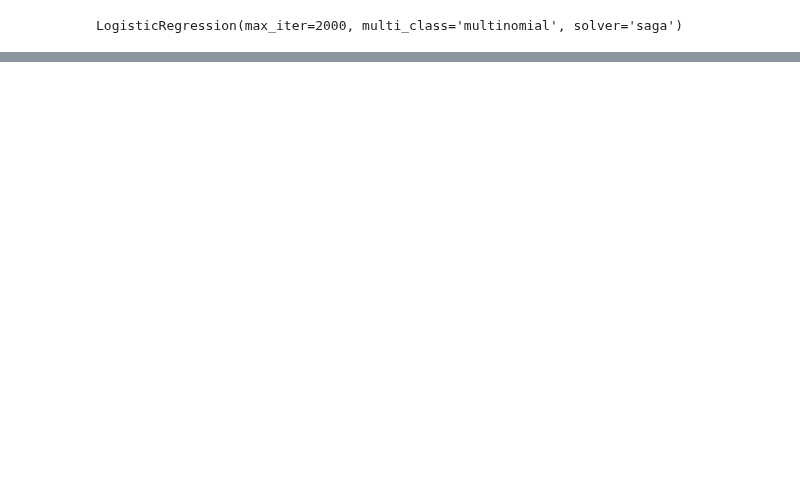
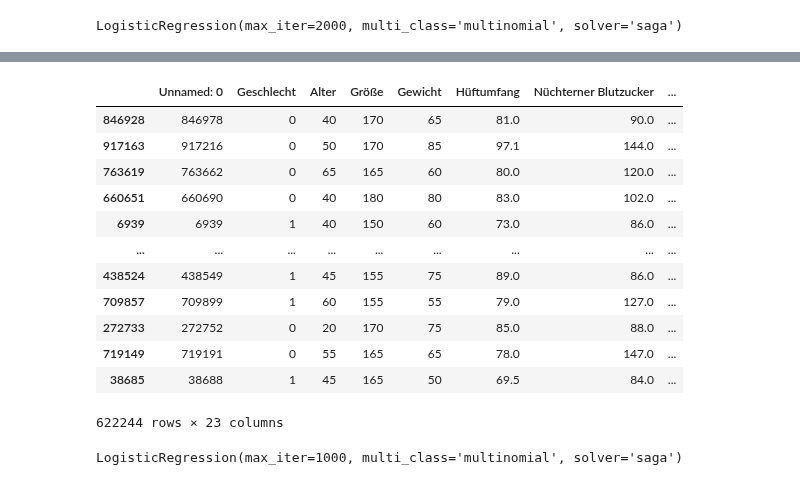
Before and after one commit to SebastianGrab/DataAnalyticsWS23-24, a Jupyter notebook: Projektarbeit/Aufgaben/Projektarbeit_A6.ipynb, the cells around one changed output, grey strips where cells are left out. Cells and saved outputs as stored; diff of their text form; code cells hidden in the pictures; blank space fills up the shorter version.

```diff
--- a/Projektarbeit/Aufgaben/Projektarbeit_A6.ipynb
+++ b/Projektarbeit/Aufgaben/Projektarbeit_A6.ipynb
@@ -345,0 +417,18 @@ plt.show()
+# %%
+X_train, X_test, y_train, y_test = train_test_split(data_under.drop(columns=['Raucher_Ziel']), data_under['Raucher_Ziel'], test_size=0.2, random_state=42)
+
+X_train
+# %% [output]
+|  | Unnamed: 0 | Geschlecht | Alter | Größe | Gewicht | Hüftumfang | Nüchterner Blutzucker | ... |
+| 846928 | 846978 | 0 | 40 | 170 | 65 | 81.0 | 90.0 | ... |
+| 917163 | 917216 | 0 | 50 | 170 | 85 | 97.1 | 144.0 | ... |
+| 763619 | 763662 | 0 | 65 | 165 | 60 | 80.0 | 120.0 | ... |
+| 660651 | 660690 | 0 | 40 | 180 | 80 | 83.0 | 102.0 | ... |
+| 6939 | 6939 | 1 | 40 | 150 | 60 | 73.0 | 86.0 | ... |
+| ... | ... | ... | ... | ... | ... | ... | ... | ... |
+| 438524 | 438549 | 1 | 45 | 155 | 75 | 89.0 | 86.0 | ... |
+| 709857 | 709899 | 1 | 60 | 155 | 55 | 79.0 | 127.0 | ... |
+| 272733 | 272752 | 0 | 20 | 170 | 75 | 85.0 | 88.0 | ... |
+| 719149 | 719191 | 0 | 55 | 165 | 65 | 78.0 | 147.0 | ... |
+| 38685 | 38688 | 1 | 45 | 165 | 50 | 69.5 | 84.0 | ... |
+622244 rows × 23 columns
@@ -345,0 +443,5 @@ plt.show()
+# %%
+softmax_model = LogisticRegression(multi_class='multinomial', solver='saga', max_iter=1000)
+softmax_model.fit(undersampled, y_train)
+# %% [output]
+LogisticRegression(max_iter=1000, multi_class='multinomial', solver='saga')
```
Also changed, not shown: parts of 17 cells of this notebook, 1 other file.
